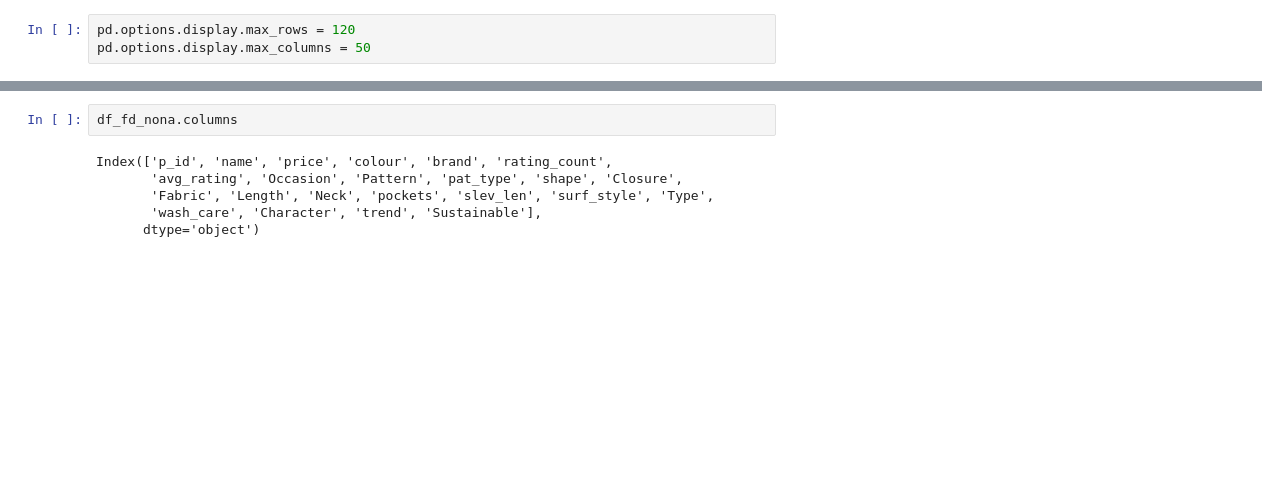
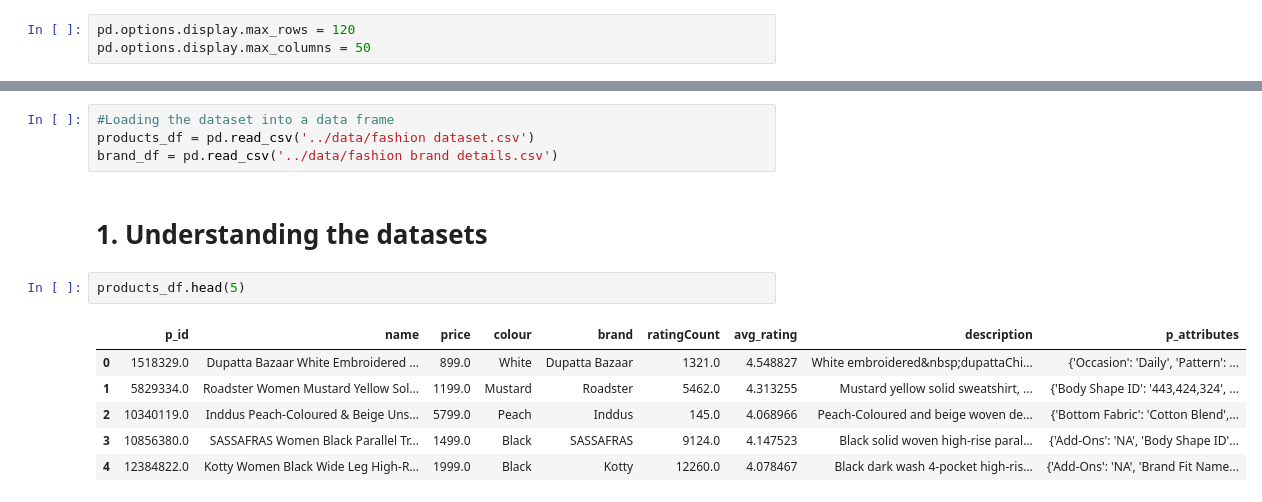
Before and after one commit to sage-ali/fashion_data_analysis, a Jupyter notebook: notebooks/fashion_data_cleaning.ipynb, the cells around one changed output, grey strips where cells are left out. Cells and saved outputs as stored; diff of their text form; blank space fills up the shorter version.

```diff
--- a/notebooks/fashion_data_cleaning.ipynb
+++ b/notebooks/fashion_data_cleaning.ipynb
@@ -372,8 +10,15 @@ for column in df_fd_nona.select_dtypes(include='object'):
-# %%
-df_fd_nona.columns
-# %% [output]
-Index(['p_id', 'name', 'price', 'colour', 'brand', 'rating_count',
-       'avg_rating', 'Occasion', 'Pattern', 'pat_type', 'shape', 'Closure',
-       'Fabric', 'Length', 'Neck', 'pockets', 'slev_len', 'surf_style', 'Type',
-       'wash_care', 'Character', 'trend', 'Sustainable'],
-      dtype='object')
+# %%
+#Loading the dataset into a data frame
+products_df = pd.read_csv('../data/fashion dataset.csv')
+brand_df = pd.read_csv('../data/fashion brand details.csv')
+# %% [markdown]
+# 1. Understanding the datasets
+# %%
+products_df.head(5)
+# %% [output]
+|  | p_id | name | price | colour | brand | ratingCount | avg_rating | description | p_attributes |
+| 0 | 1518329.0 | Dupatta Bazaar White Embroidered ... | 899.0 | White | Dupatta Bazaar | 1321.0 | 4.548827 | White embroidered&nbsp;dupattaChi... | {'Occasion': 'Daily', 'Pattern': ... |
+| 1 | 5829334.0 | Roadster Women Mustard Yellow Sol... | 1199.0 | Mustard | Roadster | 5462.0 | 4.313255 | Mustard yellow solid sweatshirt, ... | {'Body Shape ID': '443,424,324', ... |
+| 2 | 10340119.0 | Inddus Peach-Coloured & Beige Uns... | 5799.0 | Peach | Inddus | 145.0 | 4.068966 | Peach-Coloured and beige woven de... | {'Bottom Fabric': 'Cotton Blend',... |
+| 3 | 10856380.0 | SASSAFRAS Women Black Parallel Tr... | 1499.0 | Black | SASSAFRAS | 9124.0 | 4.147523 | Black solid woven high-rise paral... | {'Add-Ons': 'NA', 'Body Shape ID'... |
+| 4 | 12384822.0 | Kotty Women Black Wide Leg High-R... | 1999.0 | Black | Kotty | 12260.0 | 4.078467 | Black dark wash 4-pocket high-ris... | {'Add-Ons': 'NA', 'Brand Fit Name... |
```
Also changed, not shown: parts of 134 cells of this notebook, 2 other files.
